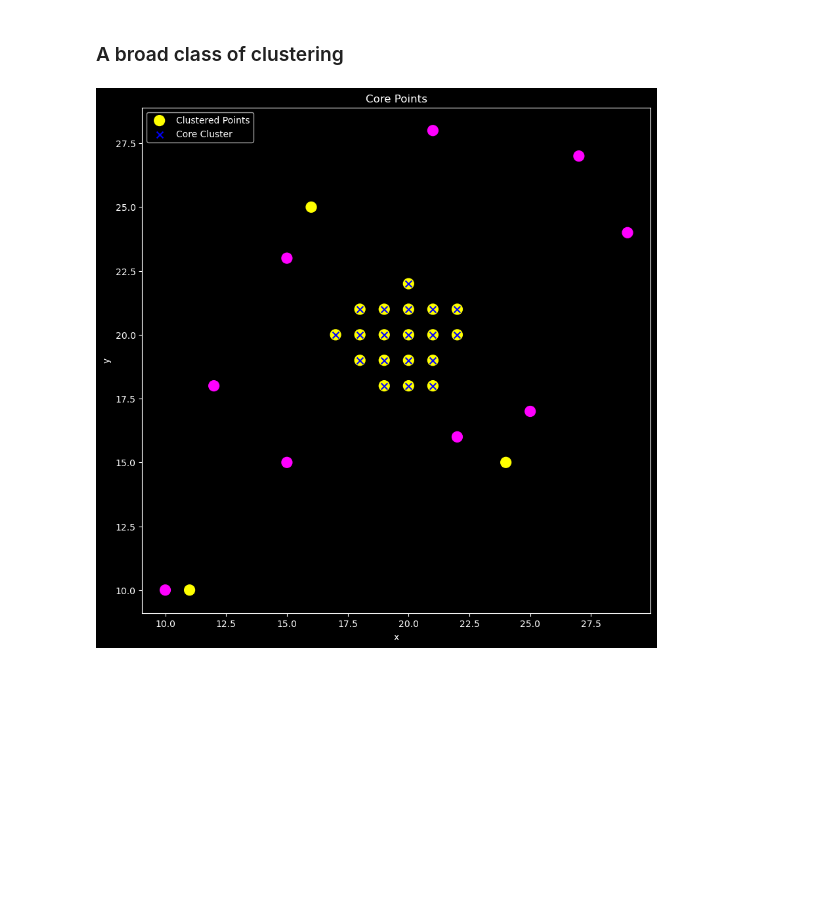
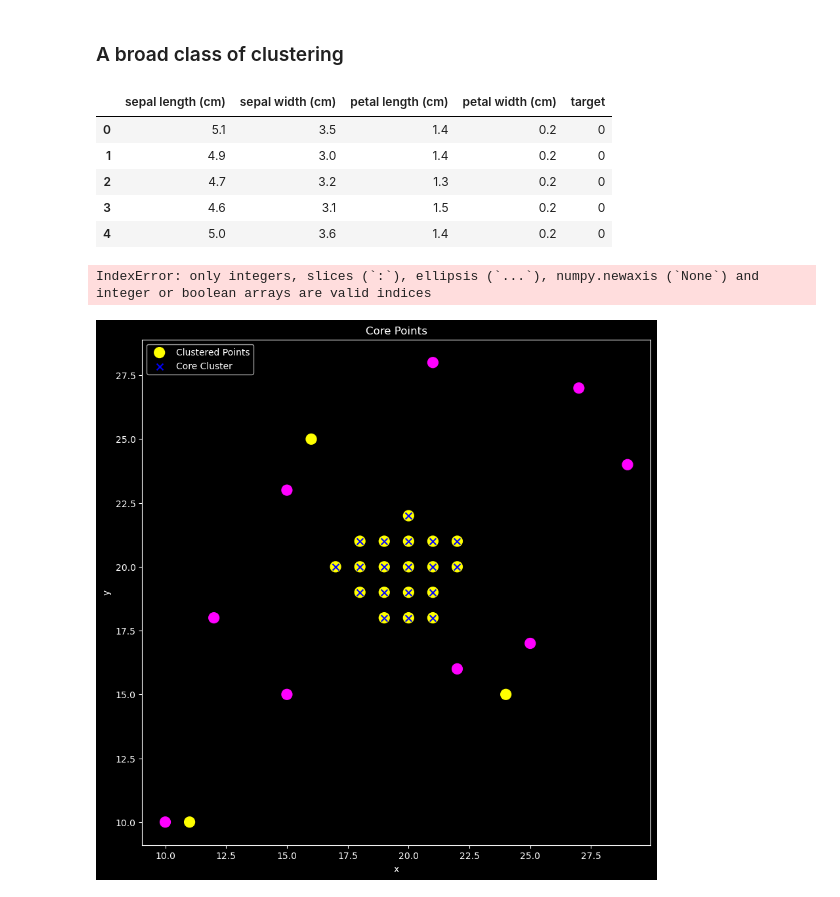
Before and after one commit to Pyrole-2002/project-7-incremental-clustering, a Jupyter notebook: src/algo_5.3.ipynb, the cells around one changed output. Cells and saved outputs as stored; diff of their text form; code cells hidden in the pictures; blank space fills up the shorter version.

```diff
--- a/src/algo_5.3.ipynb
+++ b/src/algo_5.3.ipynb
@@ -9,6 +10,28 @@ import matplotlib.pyplot as plt
 %matplotlib inline
 from sklearn.decomposition import PCA
 from scipy.cluster.hierarchy import linkage, fcluster
+# %%
+# load iris dataset
+raw_iris = load_iris()
+iris_data = raw_iris.data
+iris = iris_data
+iris = pd.DataFrame(raw_iris.data, columns = raw_iris.feature_names)
+iris['target'] = raw_iris.target
+iris.head()
+# %% [output]
+|  | sepal length (cm) | sepal width (cm) | petal length (cm) | petal width (cm) | target |
+| 0 | 5.1 | 3.5 | 1.4 | 0.2 | 0 |
+| 1 | 4.9 | 3.0 | 1.4 | 0.2 | 0 |
+| 2 | 4.7 | 3.2 | 1.3 | 0.2 | 0 |
+| 3 | 4.6 | 3.1 | 1.5 | 0.2 | 0 |
+| 4 | 5.0 | 3.6 | 1.4 | 0.2 | 0 |
+# %%
+# convert into format [x1, x2, x3, x4, target]
+iris = np.array(iris[['sepal length (cm)', 'sepal width (cm)', 'petal length (cm)', 'petal width (cm)', 'target']])
+# iris[:, 4] = iris[:, 4].astype(int)
+iris
+# %% [output]
+IndexError: only integers, slices (`:`), ellipsis (`...`), numpy.newaxis (`None`) and integer or boolean arrays are valid indices
 # %%
 # unique nice clustering dataset
 def unique_nice_clustered_data(k=4, dim=2, cluster_size=25, seed=42):
```
Also changed, not shown: parts of 5 cells of this notebook, 1 other file.
